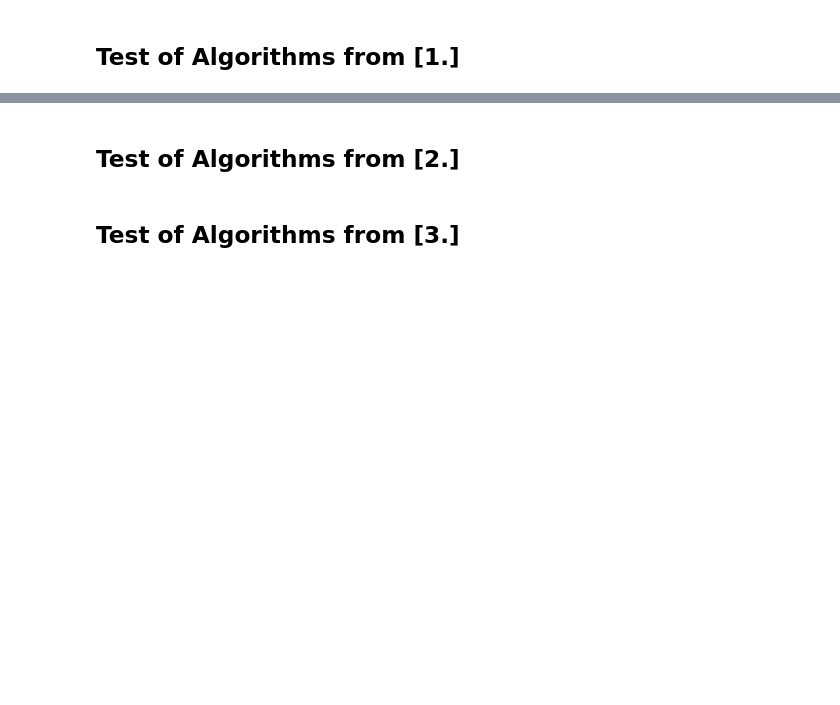
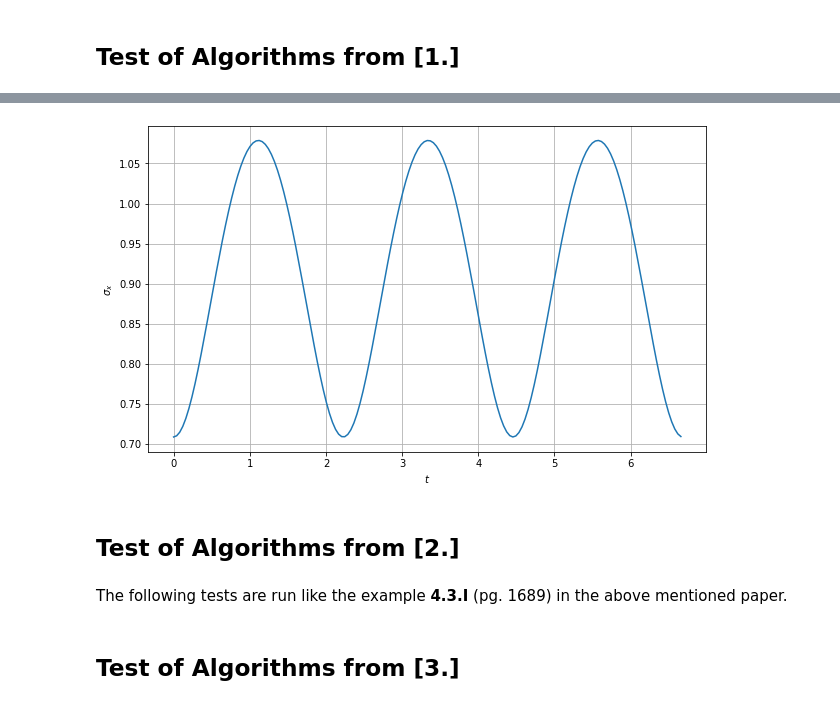
Before and after one commit to mvilucchio/BEC_TSSP, a Jupyter notebook: final_notebook.ipynb, the cells around one changed output, grey strips where cells are left out. Saved outputs shown, nothing was run; the diff lists cells and outputs as text; code cells hidden in the pictures; blank space fills up the shorter version.

```diff
--- a/final_notebook.ipynb
+++ b/final_notebook.ipynb
@@ -12,2 +65,16 @@ import gross_pitaevskii as gp
+# %%
+fx = lambda x, y: x
+fy = lambda x, y: y
+fx2 = lambda x, y: x**2
+fy2 = lambda x, y: y**2
+
+sigma = np.array([np.sqrt(gp.mean_value_2d(fx2, psi[i], [a,b], [a,b], M) - gp.mean_value_2d(fx, psi[i], [a,b], [a,b], M)**2)
+                  for i in range(len(t))])
+# %%
+sigma_fig = pt.plane_plotter(t, sigma, x_label=r'$t$', y_label=r'$\sigma_x$')
+# %% [output]
+[figure, added]
 # %% [markdown]
 ## Test of Algorithms from [2.]
+# %% [markdown]
+The following tests are run like the example **4.3.I** (pg. 1689) in the above mentioned paper.
```
Also changed, not shown: parts of 19 cells of this notebook.
